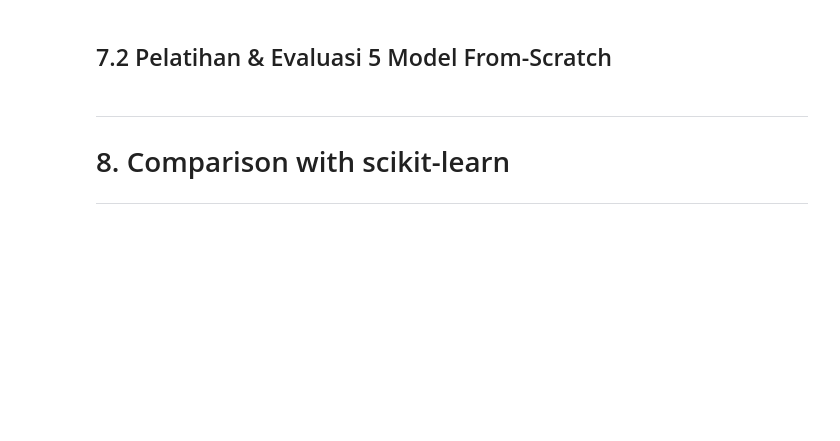
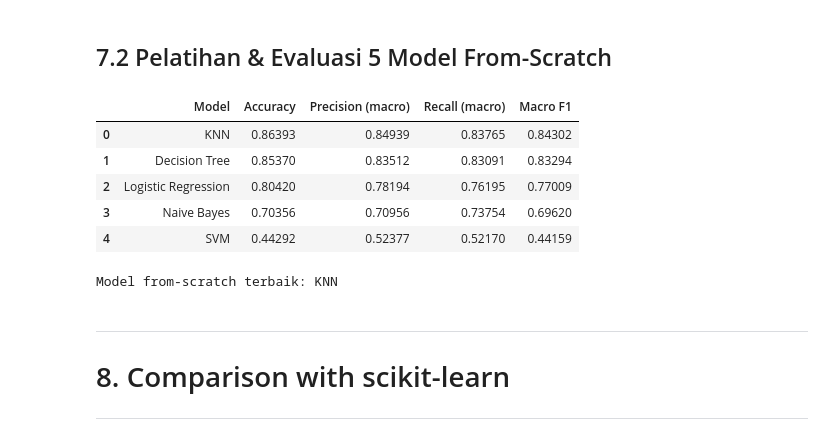
Before and after one commit to SyaqinaOctavia/IF3170_G20_Aibou, a Jupyter notebook: src/main.ipynb, the cells around one changed output. Cells and saved outputs as stored; diff of their text form; code cells hidden in the pictures; blank space fills up the shorter version.

```diff
--- a/src/main.ipynb
+++ b/src/main.ipynb
@@ -530,38 +668,42 @@ def compute_metrics(name: str, y_true, y_pred) -> dict:
         'Precision (macro)': round(precision_score(y_true, y_pred, average='macro'), 5),
         'Recall (macro)': round(recall_score(y_true, y_pred, average='macro'), 5),
         'Macro F1': round(f1_score(y_true, y_pred, average='macro'), 5),
     }
 
-def train_models(X_tr_df, y_tr, X_va_df, y_va, params: dict = ACTIVE_PARAMS, svm_train_n: int = 1500):
+def train_models(X_tr_df, y_tr, X_va_df, y_va, params: dict = ACTIVE_PARAMS):
     X_tr_np, y_tr_np = X_tr_df.to_numpy(), y_tr.to_numpy()
     X_va_np, y_va_np = X_va_df.to_numpy(), y_va.to_numpy()
-    s_idx = np.random.default_rng(CFG.SEED).choice(len(X_tr_np), size=min(svm_train_n, len(X_tr_np)), replace=False)
 
     models, preds_map, rows = {}, {}, []
     for name, key in MODEL_SPECS:
         model = build_scratch_model(key, params[key])
         if key == 'nb':
             model.fit(X_tr_df.reset_index(drop=True), y_tr.reset_index(drop=True))
             preds = np.asarray(model.predict(X_va_df.reset_index(drop=True)), dtype=int)
-        elif key == 'svm':
-            model.fit(X_tr_np[s_idx], y_tr_np[s_idx])
-            preds = np.asarray(model.predict(X_va_np), dtype=int)
         else:
             model.fit(X_tr_np, y_tr_np)
             preds = np.asarray(model.predict(X_va_np), dtype=int)
 
         models[name] = model
         preds_map[name] = preds
         rows.append(compute_metrics(name, y_va_np, preds))
 
     res_df = pd.DataFrame(rows).sort_values('Macro F1', ascending=False).reset_index(drop=True)
     return models, preds_map, res_df
 
 scratch_models, scratch_preds, scratch_results = train_models(X_train_prep, y_train, X_val_prep, y_val)
 display(scratch_results)
 BEST_MODEL_NAME = scratch_results.iloc[0]['Model']
 BEST_MODEL_KEY = dict(MODEL_SPECS)[BEST_MODEL_NAME]
 print(f'Model from-scratch terbaik: {BEST_MODEL_NAME}')
+# %% [output]
+|  | Model | Accuracy | Precision (macro) | Recall (macro) | Macro F1 |
+| 0 | KNN | 0.86393 | 0.84939 | 0.83765 | 0.84302 |
+| 1 | Decision Tree | 0.85370 | 0.83512 | 0.83091 | 0.83294 |
+| 2 | Logistic Regression | 0.80420 | 0.78194 | 0.76195 | 0.77009 |
+| 3 | Naive Bayes | 0.70356 | 0.70956 | 0.73754 | 0.69620 |
+| 4 | SVM | 0.44292 | 0.52377 | 0.52170 | 0.44159 |
+Model from-scratch terbaik: KNN
 # %% [markdown]
 ---
 
```
Also changed, not shown: parts of 16 cells of this notebook.
